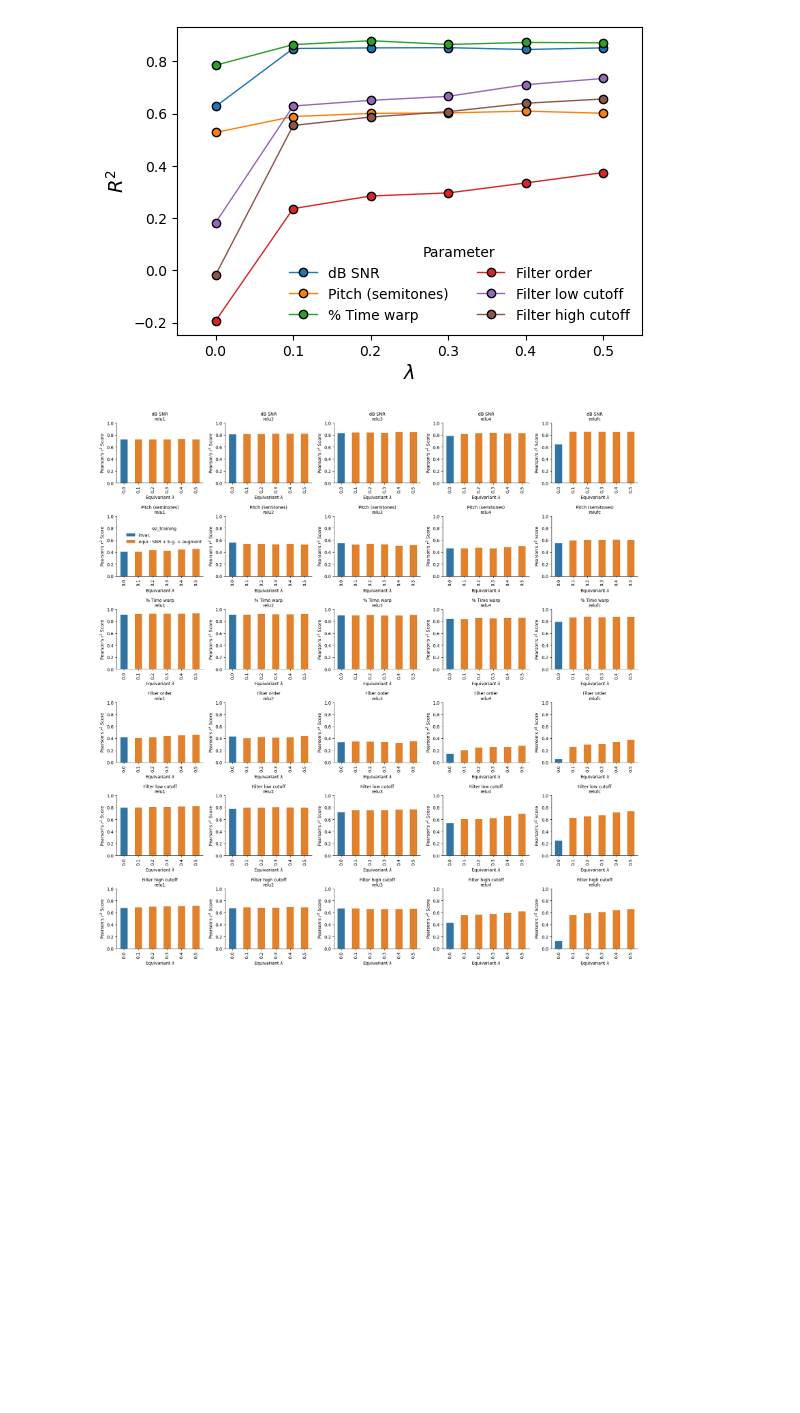
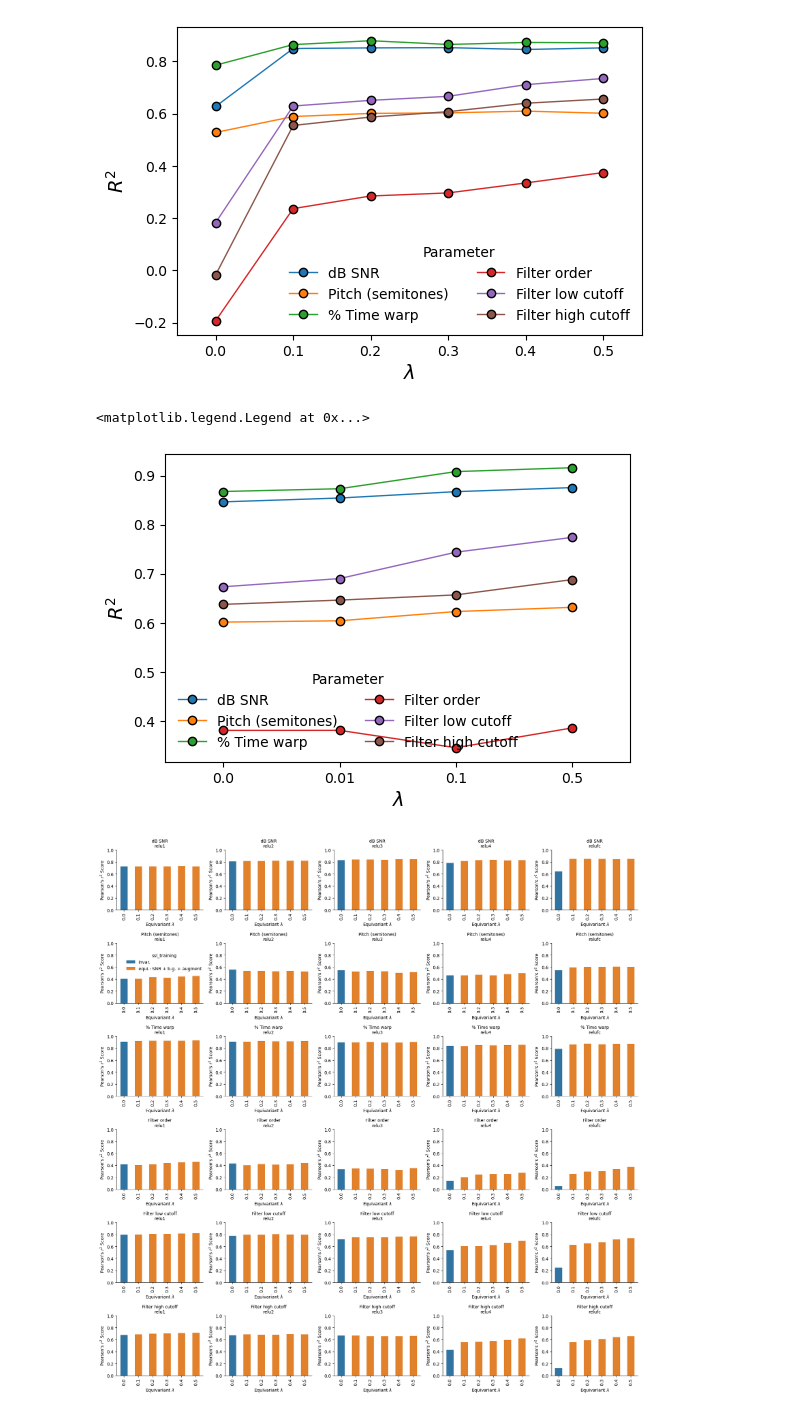
Before and after one commit to Feather-Lab/audio-ssl, a Jupyter notebook: notebooks/plot_parameter_decoding.ipynb, the cells around one changed output. Saved outputs shown, nothing was run; the diff lists cells and outputs as text; code cells hidden in the pictures; blank space fills up the shorter version.

```diff
--- a/notebooks/plot_parameter_decoding.ipynb
+++ b/notebooks/plot_parameter_decoding.ipynb
@@ -43,6 +43,7 @@ for ix, file_path in enumerate(results_pkls):
 
         eq_model_base_name = file_path.parent.stem.split('equivariant_')[-1]
         results_df['ssl_training'] = 'equi.: SNR + b.g.' if 'w_invar_augment' in eq_model_base_name else "equi.: SNR + b.g. + augment"
+        results_df['ssl_training'] = results_df['ssl_training'] + ' dual head' if 'dual' in eq_model_base_name else results_df['ssl_training']
         results_dfs.append(results_df)
 
         # if ix == 0:
@@ -105,6 +122,46 @@ g.legend(frameon=False, fontsize=10, title='Parameter', ncol=2)
 # plt.savefig(outfig_dir/'relufc_param_decoding.png', transparent=True,dpi=500,  bbox_inches='tight')
 # %% [output]
 [figure]
+# %%
+fig, axs = plt.subplots(1,2, figsize=(12,4))
+kell_results = results[results.model.str.contains('Kell')].reset_index(drop=True)
+
+g = sns.pointplot(data=kell_results[kell_results.layer=='relufc'],
+            x='eq_lmbda',
+            y='r2_equivariant',
+            # errorbar=('sd'),
+            hue='parameter',
+            ax = axs[0],
+            mec='k',
+            mew=1,
+            lw=1, ms=6
+)
+
+g.set_ylabel('$R^2$', fontsize=14)
+g.set_xlabel('$\\lambda$', fontsize=14)
+g.legend(frameon=False, fontsize=10, title='Parameter', ncol=2)
+
+kell_results = results[results.model.str.contains('Kell') & results.ssl_training.str.contains('dual')].reset_index(drop=True)
+
+fig, ax = plt.subplots(1, figsize=(6,4))
+g = sns.pointplot(data=kell_results[kell_results.layer=='relufc'],
+            x='eq_lmbda',
+            y='r2_equivariant',
+            # errorbar=('sd'),
+            hue='parameter',
+            ax=ax,
+            mec='k',
+            mew=1,
+            lw=1, ms=6
+)
+
+g.set_ylabel('$R^2$', fontsize=14)
+g.set_xlabel('$\\lambda$', fontsize=14)
+g.legend(frameon=False, fontsize=10, title='Parameter', ncol=2)
+# plt.savefig(outfig_dir/'relufc_param_decoding.png', transparent=True,dpi=500,  bbox_inches='tight')
+# %% [output]
+<matplotlib.legend.Legend at 0x...>
+[figure, added]
 # %%
 layer_order = [
             'relu1',
```
Also changed, not shown: parts of 1 cell of this notebook, 11 other files.
